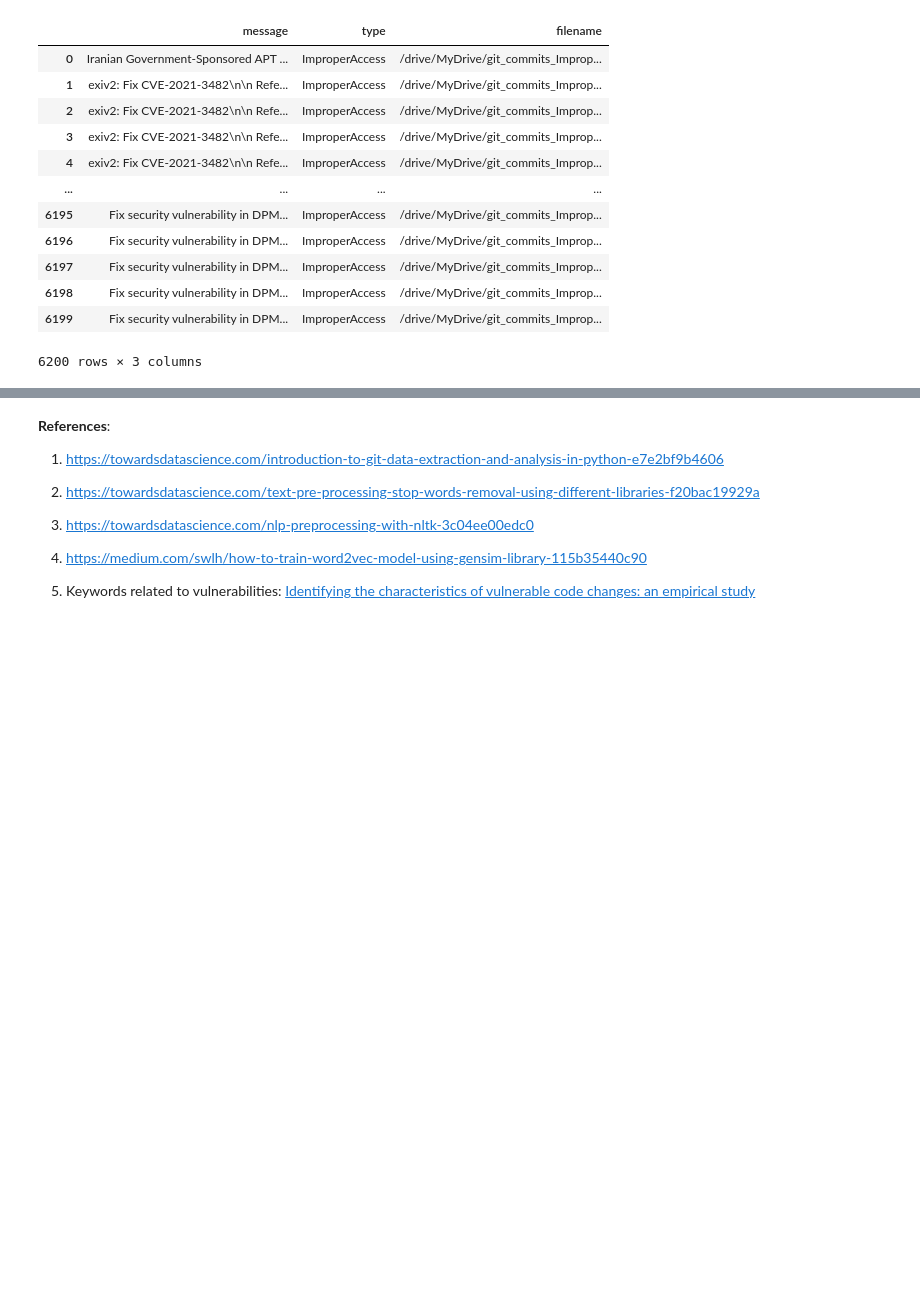
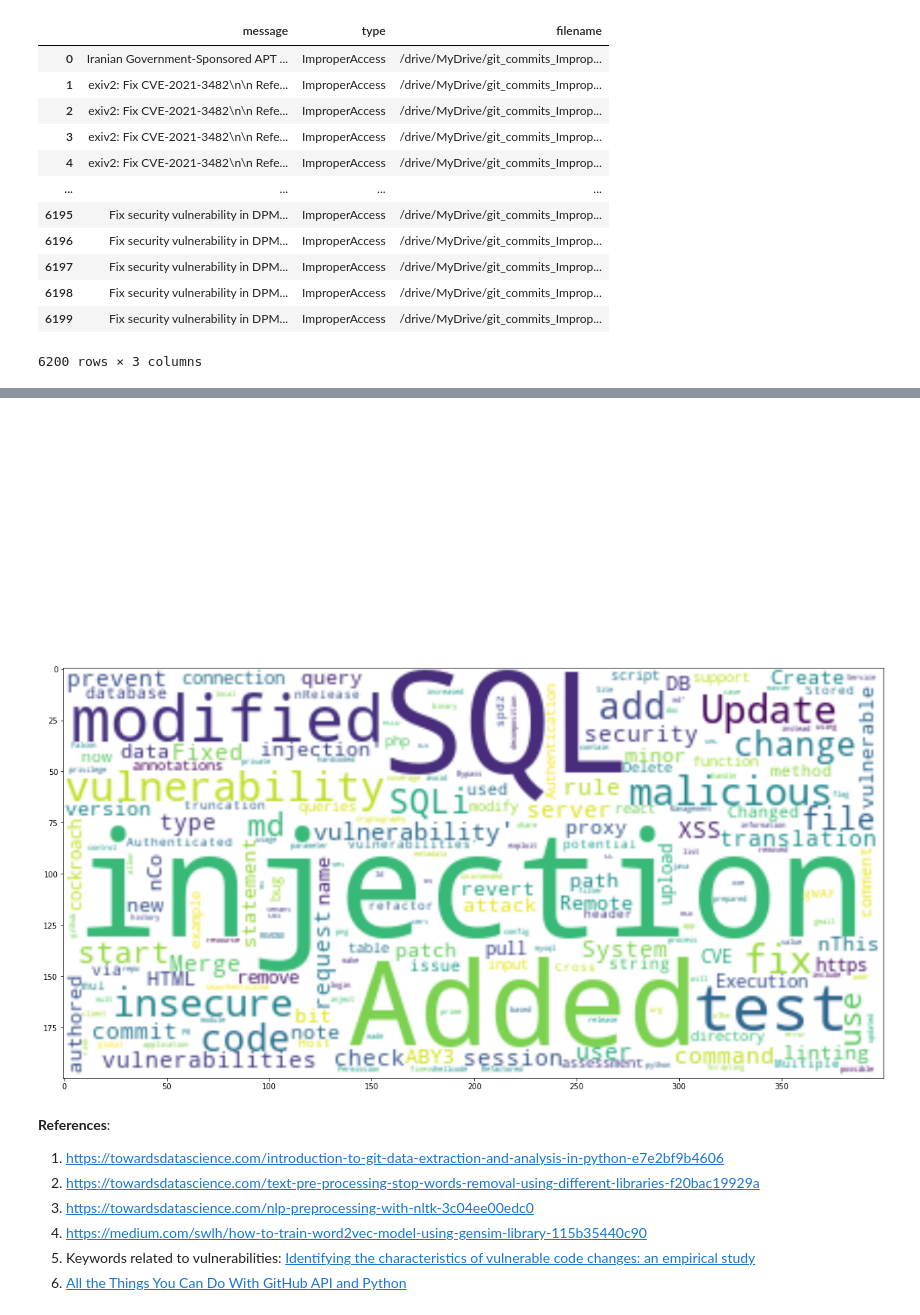
Before and after one commit to tanvi-ap/DEVINSC, a Jupyter notebook: devinsc_V1.ipynb, the cells around one changed output, grey strips where cells are left out. Cells and saved outputs as stored; diff of their text form; code cells hidden in the pictures; blank space fills up the shorter version.

```diff
--- a/devinsc_V1.ipynb
+++ b/devinsc_V1.ipynb
@@ -314,0 +305,2 @@ print(data[0:100])
+# %%
+sql_message=duplicate_content_removal(data_frame_sql, 'message', data_frame_sql.shape[0])
@@ -315,8 +430,18 @@ print(data[0:100])
+# %%
+word_cloud = WordCloud(collocations = False, background_color = 'white').generate(str(sql_message))
+plt.axis("off")
+plt.figure( figsize=(20,10))
+plt.tight_layout(pad=0)
+plt.imshow(word_cloud, interpolation='bilinear')
+plt.show()
+# %% [output]
+[figure, added]
+[figure, added]
 # %% [markdown]
 **References**:
 1. https://towardsdatascience.com/introduction-to-git-data-extraction-and-analysis-in-python-e7e2bf9b4606
 2. https://towardsdatascience.com/text-pre-processing-stop-words-removal-using-different-libraries-f20bac19929a
 3. https://towardsdatascience.com/nlp-preprocessing-with-nltk-3c04ee00edc0
 4. https://medium.com/swlh/how-to-train-word2vec-model-using-gensim-library-115b35440c90
-
 5. Keywords related to vulnerabilities: [Identifying the characteristics of vulnerable code changes: an empirical study](https://www.researchgate.net/figure/Keywords-Associated-with-Vulnerabilities_tbl1_286077750)
+6. [All the Things You Can Do With GitHub API and Python](https://towardsdatascience.com/all-the-things-you-can-do-with-github-api-and-python-f01790fca131)
```
Also changed, not shown: parts of 18 cells of this notebook.
